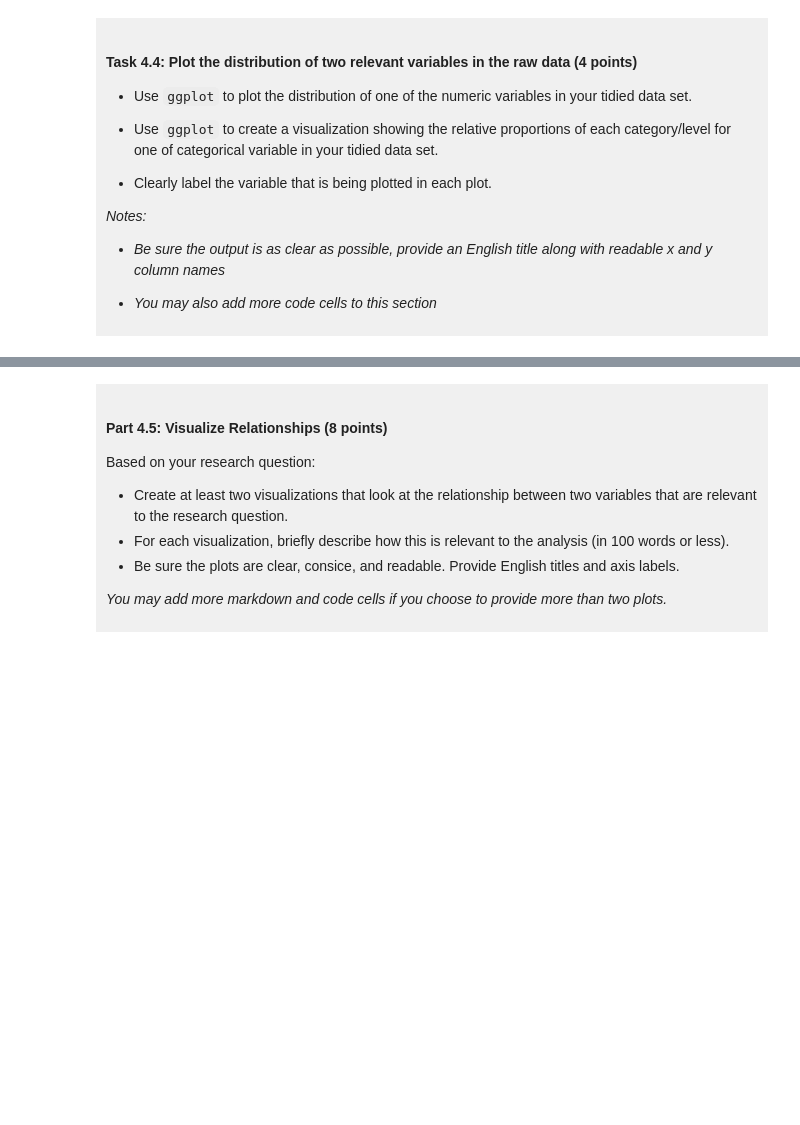
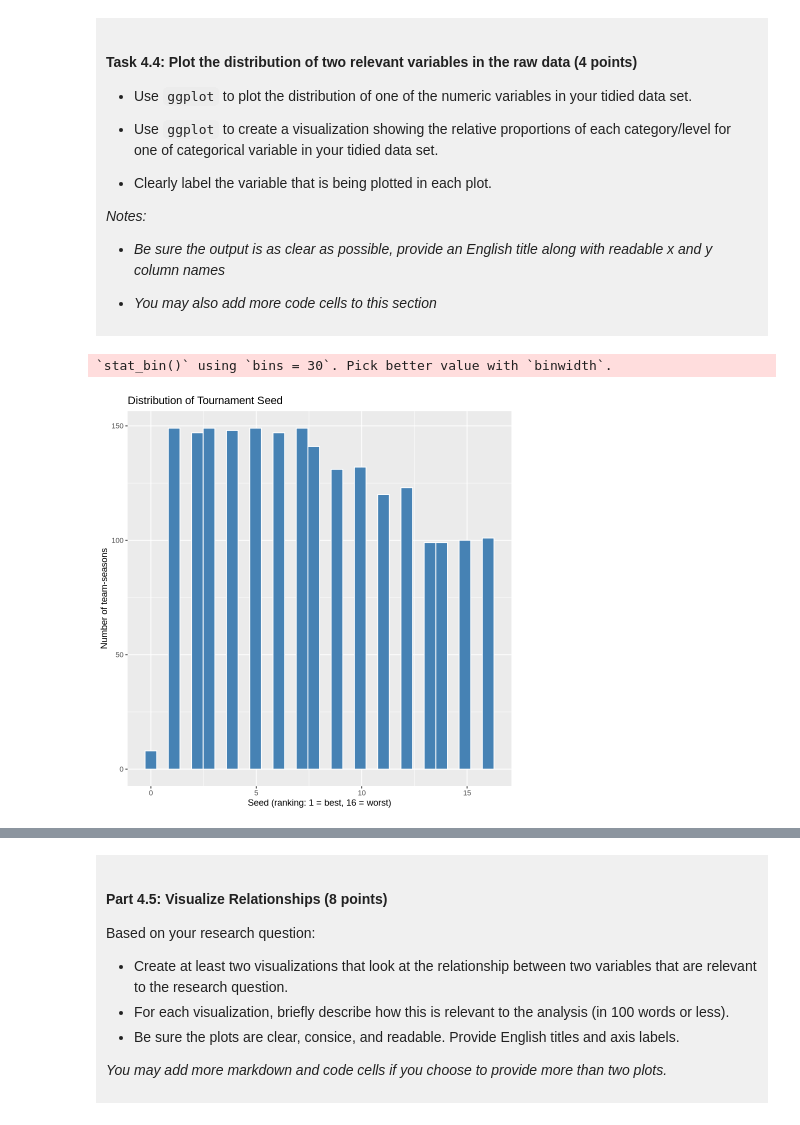
Before and after one commit to shakirazheng07/dsci-100-project-shakira-zheng, a Jupyter notebook: dsci-100-project-notebook.ipynb, the cells around one changed output, grey strips where cells are left out. Cells and saved outputs as stored; diff of their text form; code cells hidden in the pictures; blank space fills up the shorter version.

```diff
--- a/dsci-100-project-notebook.ipynb
+++ b/dsci-100-project-notebook.ipynb
@@ -345,5 +386,12 @@ You will refine your research question (if needed) and produce a tidy data set.
 
 </div>
 # %%
-### EDIT THIS CODE CELL FOR PLOT 1 ###
+ggplot(wbb_tidy, aes(x = seed)) +
+    geom_histogram( fill = "steelblue", colour = "white") +
+    labs(title = "Distribution of Tournament Seed",
+         x = "Seed (ranking: 1 = best, 16 = worst)",
+         y = "Number of team-seasons")
+# %% [output]
+`stat_bin()` using `bins = 30`. Pick better value with `binwidth`.
+[figure, added]
 # %%
```
Also changed, not shown: parts of 8 cells of this notebook.
